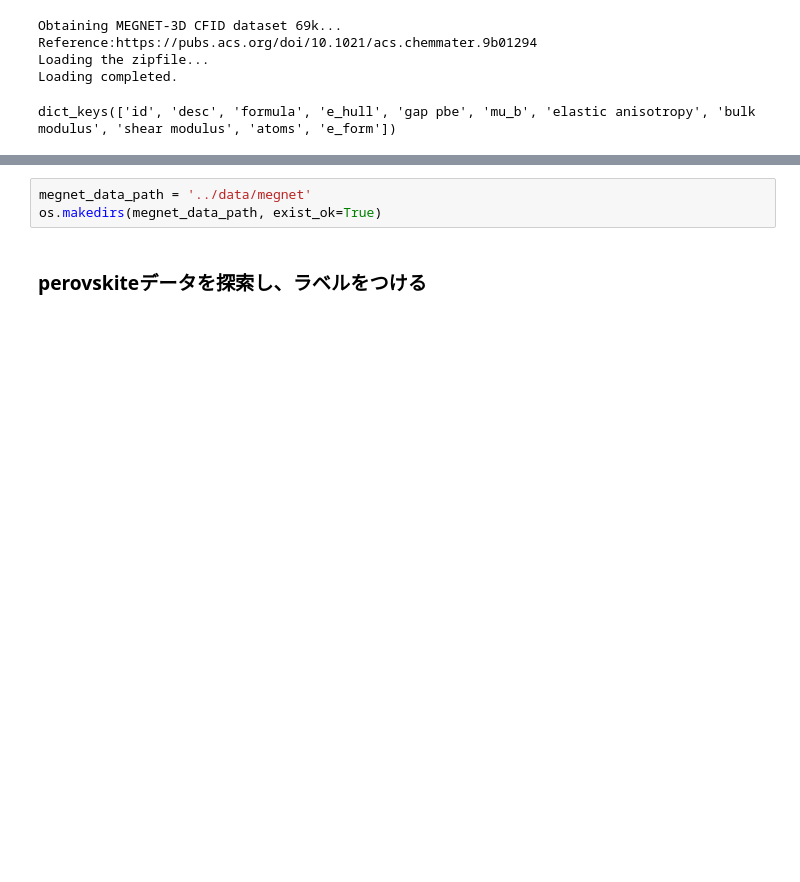
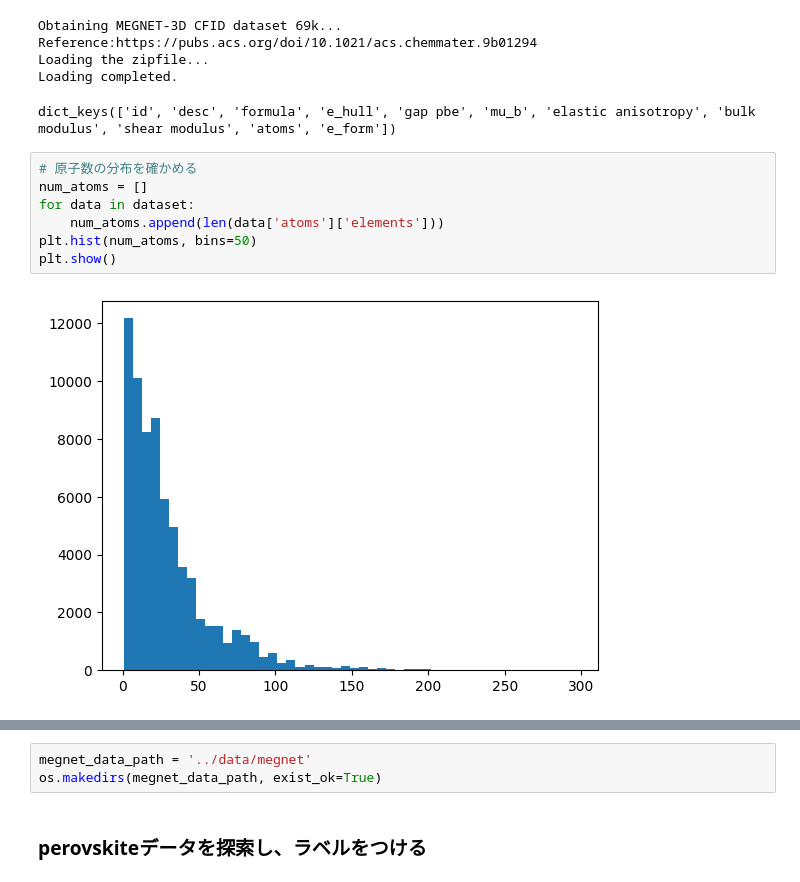
Before and after one commit to AkiraTOSEI/cdvae_comparison, a Jupyter notebook: notebooks/dataset_criation.ipynb, the cells around one changed output, grey strips where cells are left out. Drawn from its saved outputs; the diff is of its cells as text; blank space fills up the shorter version.

```diff
--- a/notebooks/dataset_criation.ipynb
+++ b/notebooks/dataset_criation.ipynb
@@ -152,3 +152,12 @@ Reference:https://pubs.acs.org/doi/10.1021/acs.chemmater.9b01294
 Loading the zipfile...
 Loading completed.
 dict_keys(['id', 'desc', 'formula', 'e_hull', 'gap pbe', 'mu_b', 'elastic anisotropy', 'bulk modulus', 'shear modulus', 'atoms', 'e_form'])
+# %%
+# 原子数の分布を確かめる
+num_atoms = []
+for data in dataset:
+    num_atoms.append(len(data['atoms']['elements']))
+plt.hist(num_atoms, bins=50)
+plt.show()
+# %% [output]
+[figure, added]
```
Also changed, not shown: parts of 17 cells of this notebook.
